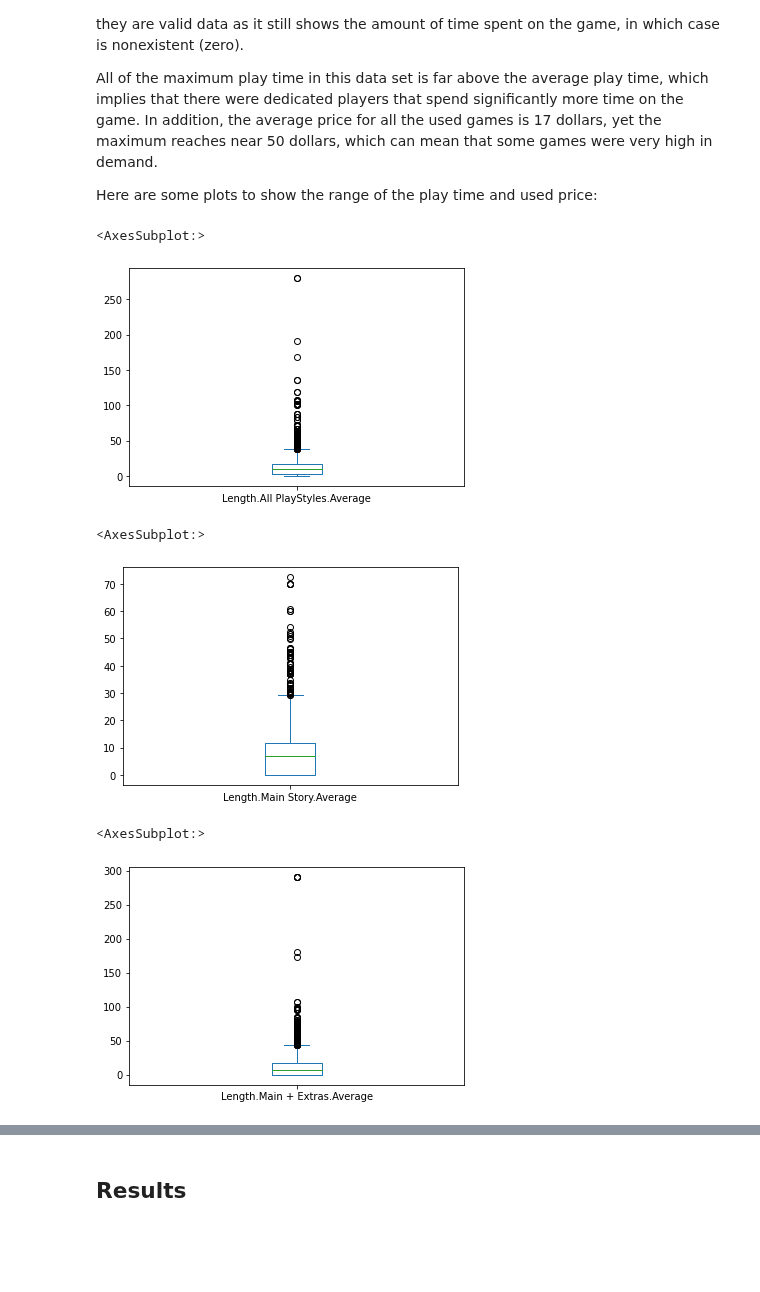
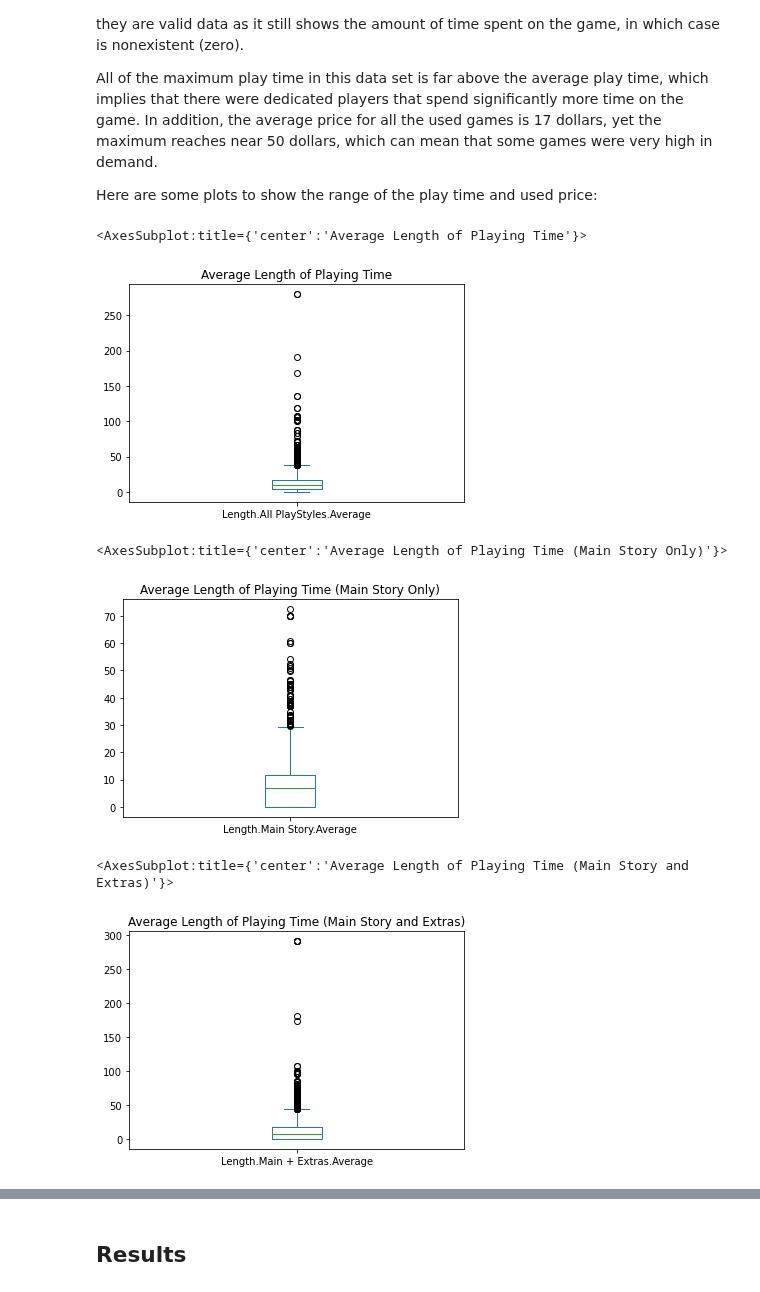
Before and after one commit to arielawidjaja/DH140final, a Jupyter notebook: Final Project.ipynb, the cells around one changed output, grey strips where cells are left out. Cells and saved outputs as stored; diff of their text form; code cells hidden in the pictures; blank space fills up the shorter version.

```diff
--- a/Final Project.ipynb
+++ b/Final Project.ipynb
@@ -62,24 +62,24 @@ Here are some plots to show the range of the play time and used price:
 # %%
 #Plot for average play time, all styles (leisure, rushed, completionist, main story only, etc.)
 df.sort_values(by='Length.All PlayStyles.Average',ascending=True).plot(kind='box',
-             y='Length.All PlayStyles.Average')
+             y='Length.All PlayStyles.Average', title='Average Length of Playing Time')
 # %% [output]
-<AxesSubplot:>
+<AxesSubplot:title={'center':'Average Length of Playing Time'}>
-[figure, old version]
+[figure, new version]
 # %%
 #Plot for average play time, main story only
 df.sort_values(by='Length.Main Story.Average',ascending=True).plot(kind='box',
-             y='Length.Main Story.Average')
+             y='Length.Main Story.Average', title='Average Length of Playing Time (Main Story Only)')
 # %% [output]
-<AxesSubplot:>
+<AxesSubplot:title={'center':'Average Length of Playing Time (Main Story Only)'}>
-[figure, old version]
+[figure, new version]
 # %%
 #Plot for average play time, main story and side quests
 df.sort_values(by='Length.Main + Extras.Average',ascending=True).plot(kind='box',
-             y='Length.Main + Extras.Average')
+             y='Length.Main + Extras.Average', title='Average Length of Playing Time (Main Story and Extras)')
 # %% [output]
-<AxesSubplot:>
+<AxesSubplot:title={'center':'Average Length of Playing Time (Main Story and Extras)'}>
-[figure, old version]
+[figure, new version]
 # %%
 #Plot for used price
 df.sort_values(by='Metrics.Used Price',ascending=True).plot(kind='box',
```
Also changed, not shown: parts of 2 cells of this notebook, 1 other file.
